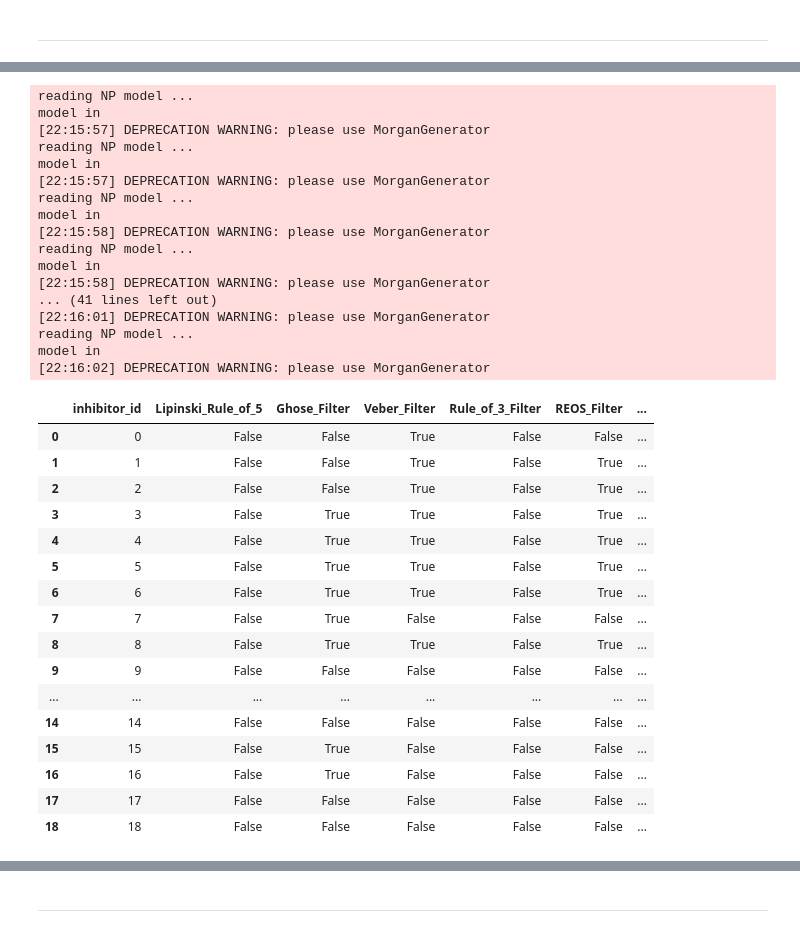
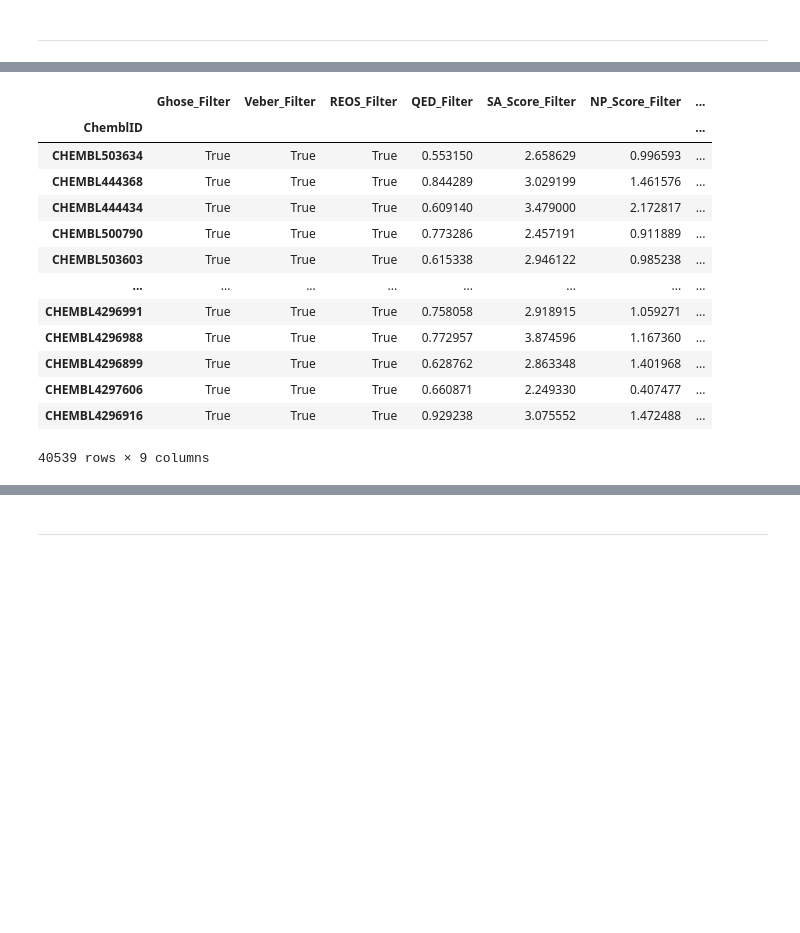
Before and after one commit to SleepDealler/In-Silco-Screening-and-Generating-for-TrmD-Inhibitors, a Jupyter notebook: notebooks/initial-screening-results-analysis.ipynb, the cells around one changed output, grey strips where cells are left out. Cells and saved outputs as stored; diff of their text form; code cells hidden in the pictures; blank space fills up the shorter version.

```diff
--- a/notebooks/initial-screening-results-analysis.ipynb
+++ b/notebooks/initial-screening-results-analysis.ipynb
@@ -60,9 +117,14 @@ def get_filter_molecule(
 # %%
-filter_fn = get_filter_molecule(
-    QED_Filter_thereshold=0.7,
-    SA_Score_Filter_threshold=3,
+filter_fn = get_molecule_filter(
+    Lipinski_Rule_of_5=True,
+    Ghose_Filter=True,
+    REOS_Filter=True,
+    Veber_Filter=True,
+    Drug_like_Filter=True,
+    QED_Filter_threshold=0.5,  # 0.7,
+    SA_Score_Filter_threshold=4,  # 3,
     NP_Score_Filter_threshold=0.2,
-    ADMET_Scores_Filter=2.5,
+    ADMET_Scores_Filter=None,  # 2.5,
 )
 # %% [markdown]
 ---
@@ -88,3 +130,0 @@ df_admet
-# %%
-df_combined = df.join(df_admet, lsuffix="_df", rsuffix="_admet")
-df_combined
@@ -106,2 +131,2 @@ df_combined
 # %%
-filtered_df = df_combined[df_combined.apply(filter_fn, axis=1)]
+df_combined_filtered = df_combined[df_combined.apply(filter_fn, axis=1)]
@@ -167,44 +133,17 @@ results_df = pd.DataFrame(columns=["inhibitor_id", *mpc.get_result_keys()])
-# %%
-for key, value in known_inhibitors_mol.items():
-    basic_filters = mpc.calculate_basic_filters(value)
-    results_df = pd.concat(
-        [results_df, pd.DataFrame([{**{"inhibitor_id": key}, **basic_filters}])],
-        ignore_index=True,
-    )
-
-results_df
-# %% [output]
-reading NP model ...
-model in
-[22:15:57] DEPRECATION WARNING: please use MorganGenerator
-reading NP model ...
-model in
-[22:15:57] DEPRECATION WARNING: please use MorganGenerator
-reading NP model ...
-model in
-[22:15:58] DEPRECATION WARNING: please use MorganGenerator
-reading NP model ...
-model in
-[22:15:58] DEPRECATION WARNING: please use MorganGenerator
-... (41 lines left out)
-[22:16:01] DEPRECATION WARNING: please use MorganGenerator
-reading NP model ...
-model in
-[22:16:02] DEPRECATION WARNING: please use MorganGenerator
-|  | inhibitor_id | Lipinski_Rule_of_5 | Ghose_Filter | Veber_Filter | Rule_of_3_Filter | REOS_Filter | ... |
-| 0 | 0 | False | False | True | False | False | ... |
-| 1 | 1 | False | False | True | False | True | ... |
-| 2 | 2 | False | False | True | False | True | ... |
-| 3 | 3 | False | True | True | False | True | ... |
-| 4 | 4 | False | True | True | False | True | ... |
-| 5 | 5 | False | True | True | False | True | ... |
-| 6 | 6 | False | True | True | False | True | ... |
-| 7 | 7 | False | True | False | False | False | ... |
-| 8 | 8 | False | True | True | False | True | ... |
-| 9 | 9 | False | False | False | False | False | ... |
-| ... | ... | ... | ... | ... | ... | ... | ... |
-| 14 | 14 | False | False | False | False | False | ... |
-| 15 | 15 | False | True | False | False | False | ... |
-| 16 | 16 | False | True | False | False | False | ... |
-| 17 | 17 | False | False | False | False | False | ... |
-| 18 | 18 | False | False | False | False | False | ... |
+# %%
+df_combined_filtered
+# %% [output]
+|  | Ghose_Filter | Veber_Filter | REOS_Filter | QED_Filter | SA_Score_Filter | NP_Score_Filter | ... |
+| ChemblID |  |  |  |  |  |  | ... |
+| CHEMBL503634 | True | True | True | 0.553150 | 2.658629 | 0.996593 | ... |
+| CHEMBL444368 | True | True | True | 0.844289 | 3.029199 | 1.461576 | ... |
+| CHEMBL444434 | True | True | True | 0.609140 | 3.479000 | 2.172817 | ... |
+| CHEMBL500790 | True | True | True | 0.773286 | 2.457191 | 0.911889 | ... |
+| CHEMBL503603 | True | True | True | 0.615338 | 2.946122 | 0.985238 | ... |
+| ... | ... | ... | ... | ... | ... | ... | ... |
+| CHEMBL4296991 | True | True | True | 0.758058 | 2.918915 | 1.059271 | ... |
+| CHEMBL4296988 | True | True | True | 0.772957 | 3.874596 | 1.167360 | ... |
+| CHEMBL4296899 | True | True | True | 0.628762 | 2.863348 | 1.401968 | ... |
+| CHEMBL4297606 | True | True | True | 0.660871 | 2.249330 | 0.407477 | ... |
+| CHEMBL4296916 | True | True | True | 0.929238 | 3.075552 | 1.472488 | ... |
+40539 rows × 9 columns
```
Also changed, not shown: parts of 28 cells of this notebook, 2 other files.
